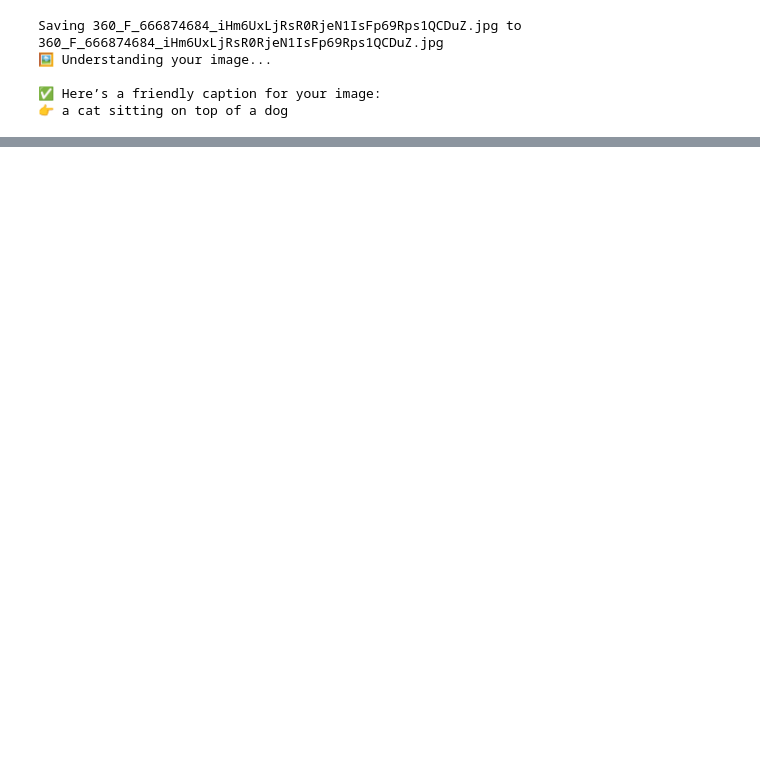
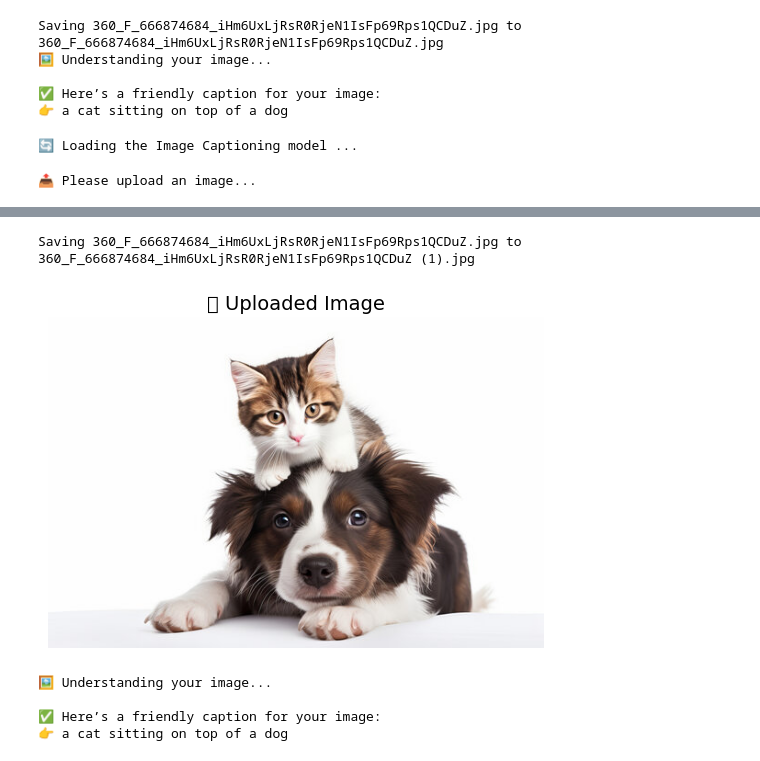
Before and after one commit to Hajira-max/Codsoft-, a Jupyter notebook: Untitled4.ipynb, the cells around one changed output, grey strips where cells are left out. Cells and saved outputs as stored; diff of their text form; code cells hidden in the pictures; blank space fills up the shorter version.

```diff
--- a/Untitled4.ipynb
+++ b/Untitled4.ipynb
@@ -55,3 +55,68 @@ Saving 360_F_666874684_iHm6UxLjRsR0RjeN1IsFp69Rps1QCDuZ.jpg to 360_F_666874684_i
 
 ✅ Here’s a friendly caption for your image:
 👉 a cat sitting on top of a dog
+# %%
+# -----------------------------------------------------
+# 📌 Image Captioning AI (with Image Display)
+# -----------------------------------------------------
+# This script will:
+# 1. Let you upload an image
+# 2. Show the image inside Colab
+# 3. Generate a friendly caption for it
+# -----------------------------------------------------
+
+# 🛠️ Install required libraries
+!pip install transformers pillow torch torchvision --quiet
+
+# -----------------------------------------------------
+# 📌 Importing libraries
+# -----------------------------------------------------
+from transformers import BlipProcessor, BlipForConditionalGeneration
+from PIL import Image
+import torch
+import matplotlib.pyplot as plt
+from google.colab import files
+
+# -----------------------------------------------------
+# 📌 Load a pre-trained BLIP model (Vision + Language)
+# -----------------------------------------------------
+print("🔄 Loading the Image Captioning model ...")
+processor = BlipProcessor.from_pretrained("Salesforce/blip-image-captioning-base")
+model = BlipForConditionalGeneration.from_pretrained("Salesforce/blip-image-captioning-base")
+
+# -----------------------------------------------------
+# 📌 Upload your own image
+# -----------------------------------------------------
+print("📤 Please upload an image...")
+uploaded = files.upload()
+
+image_path = list(uploaded.keys())[0]  # get uploaded file name
+image = Image.open(image_path).convert("RGB")
+
+# -----------------------------------------------------
+# 📌 Display the uploaded image
+# -----------------------------------------------------
+plt.imshow(image)
+plt.axis("off")
+plt.title("🖼️ Uploaded Image", fontsize=14)
+plt.show()
+
+# -----------------------------------------------------
+# 📌 Generate a caption
+# -----------------------------------------------------
+print("🖼️ Understanding your image...")
+inputs = processor(image, return_tensors="pt")
+
+with torch.no_grad():
+    output = model.generate(**inputs, max_length=30)
+
+caption = processor.decode(output[0], skip_special_tokens=True)
+
+# -----------------------------------------------------
+# 📌 Show result
+# -----------------------------------------------------
+print("\n✅ Here’s a friendly caption for your image:")
+print(f"👉 {caption}")
+# %% [output]
+🔄 Loading the Image Captioning model ...
+📤 Please upload an image...
@@ -57,0 +124,6 @@ Saving 360_F_666874684_iHm6UxLjRsR0RjeN1IsFp69Rps1QCDuZ.jpg to 360_F_666874684_i
+Saving 360_F_666874684_iHm6UxLjRsR0RjeN1IsFp69Rps1QCDuZ.jpg to 360_F_666874684_iHm6UxLjRsR0RjeN1IsFp69Rps1QCDuZ (1).jpg
+[figure, added]
+🖼️ Understanding your image...
+
+✅ Here’s a friendly caption for your image:
+👉 a cat sitting on top of a dog
```
Also changed, not shown: parts of 1 cell of this notebook.
